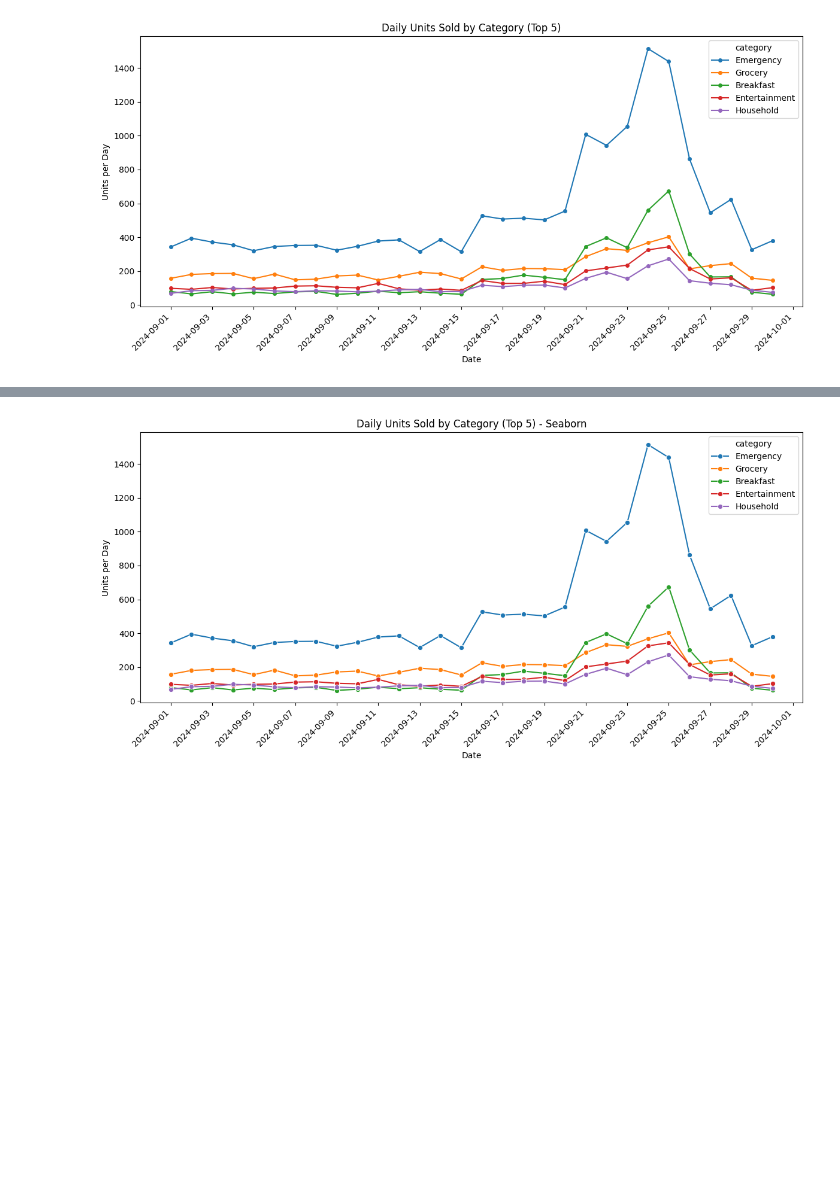
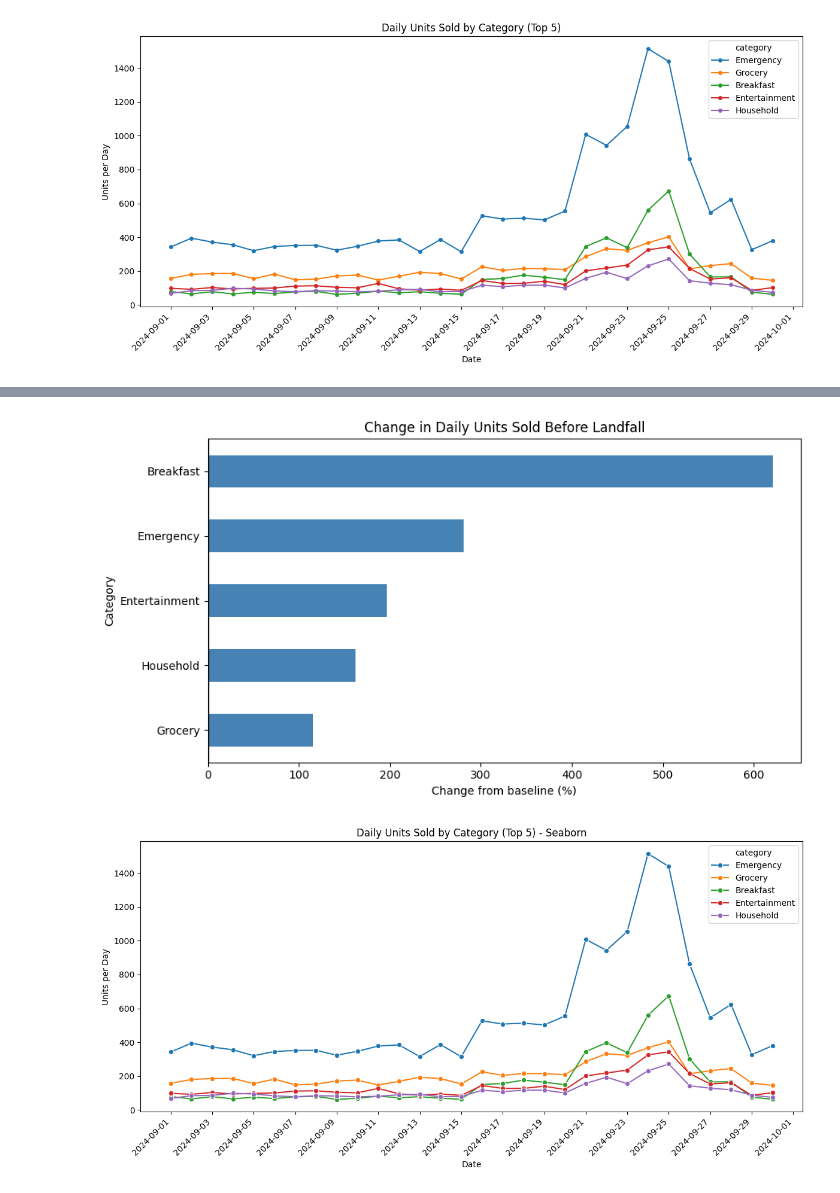
Before and after one commit to Fespinoza1477/walmart-hurricane-project, a Jupyter notebook: Notebooks/Team_Notebook.ipynb, the cells around one changed output, grey strips where cells are left out. Saved outputs shown, nothing was run; the diff lists cells and outputs as text; code cells hidden in the pictures; blank space fills up the shorter version.

```diff
--- a/Notebooks/Team_Notebook.ipynb
+++ b/Notebooks/Team_Notebook.ipynb
@@ -362,3 +486,19 @@ plt.show()
+# %%
+# Visualization option 2
+# Q1: Show how each category changed from baseline to pre-landfall surge
+q1_plot = q1_results.sort_values("percent_change")
+
+fig, ax = plt.subplots(figsize=(9, 5))
+q1_plot["percent_change"].plot(kind="barh", ax=ax, color="steelblue")
+
+ax.axvline(0, color="black", linewidth=1)
+ax.set_title("Change in Daily Units Sold Before Landfall")
+ax.set_xlabel("Change from baseline (%)")
+ax.set_ylabel("Category")
+plt.tight_layout()
+plt.show()
+# %% [output]
+[figure, added]
 # %%
 import seaborn as sns
 import matplotlib.pyplot as plt
```
Also changed, not shown: parts of 18 cells of this notebook.
